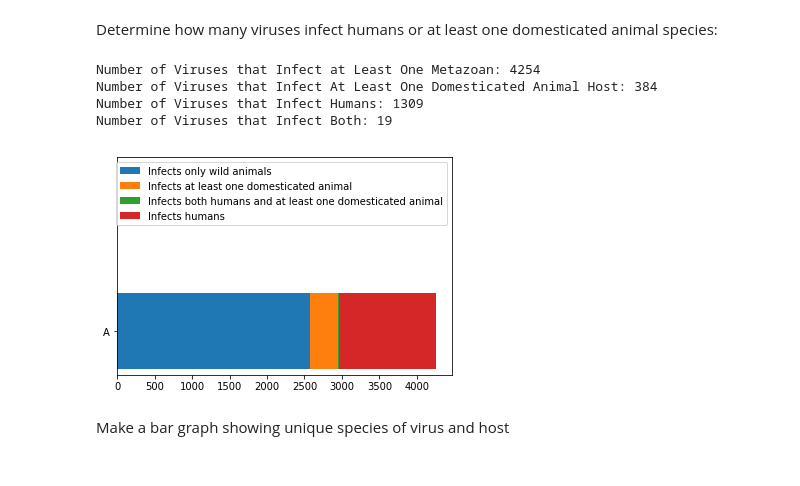
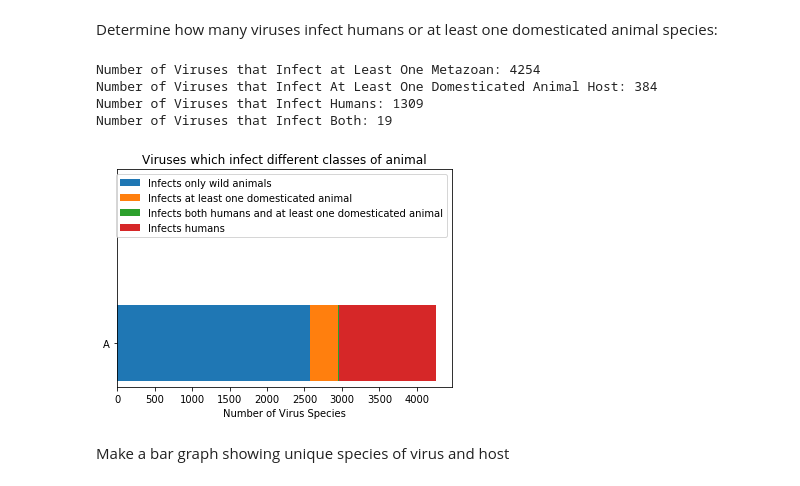
Before and after one commit to sable-cat/anthropocentric-sequencing, a Jupyter notebook: Results.ipynb, the cells around one changed output. Cells and saved outputs as stored; diff of their text form; code cells hidden in the pictures.

Commit message:
add labels to graph

```diff
--- a/Results.ipynb
+++ b/Results.ipynb
@@ -123,34 +123,36 @@ infects_humans = countInfectsHumans(myEntries)
 infects_humans_and_at_least_one_domesticated_animal = countInfectsHumansAndAtLeastOneDomesticatedAnimal(myEntries)
 
 print("Number of Viruses that Infect at Least One Metazoan: %d" % infects_at_least_one_metazoan)
 print("Number of Viruses that Infect At Least One Domesticated Animal Host: %d" % infects_at_least_one_domesticated_animal)
 print("Number of Viruses that Infect Humans: %d" % infects_humans)
 print("Number of Viruses that Infect Both: %d" % infects_humans_and_at_least_one_domesticated_animal)
 
 def plotInfectsHumansDomesticatedAnimals(total, humans, domesticated_animals, both):
     wild = total - (humans + domesticated_animals - both)
     only_domestic = domesticated_animals - both
     only_humans = humans - both
 
     ind = np.arange(1)
 
     fig, ax = plt.subplots()
     pWild = ax.barh(ind, wild, height = 0.35, align='center')
     pDomestic = ax.barh(ind, only_domestic, left=wild, height = 0.35, align='center')
     pBoth = ax.barh(ind, both, left=wild+only_domestic, height = 0.35, align='center')
     pHumans = ax.barh(ind, only_humans, left=wild+only_domestic+both, height = 0.35, align='center')
     ax.legend( (pWild, pDomestic, pBoth, pHumans), ("Infects only wild animals", "Infects at least one domesticated animal", "Infects both humans and at least one domesticated animal", "Infects humans"))
     ax.set_ylim(-0.2,0.8)
     plt.yticks(ind, ("Animals"))
+    ax.set_title('Viruses Species which Infect Different Classes of Animal')
+    ax.set_xlabel('Number of Virus Species')
 
 
 plotInfectsHumansDomesticatedAnimals(infects_at_least_one_metazoan, infects_humans, infects_at_least_one_domesticated_animal, infects_humans_and_at_least_one_domesticated_animal)
 # %% [output]
 Number of Viruses that Infect at Least One Metazoan: 4254
 Number of Viruses that Infect At Least One Domesticated Animal Host: 384
 Number of Viruses that Infect Humans: 1309
 Number of Viruses that Infect Both: 19
-[figure, old version]
+[figure, new version]
 # %% [markdown]
 Make a bar graph showing unique species of virus and host
 # %%
```
Also changed, not shown: parts of 3 cells of this notebook.
